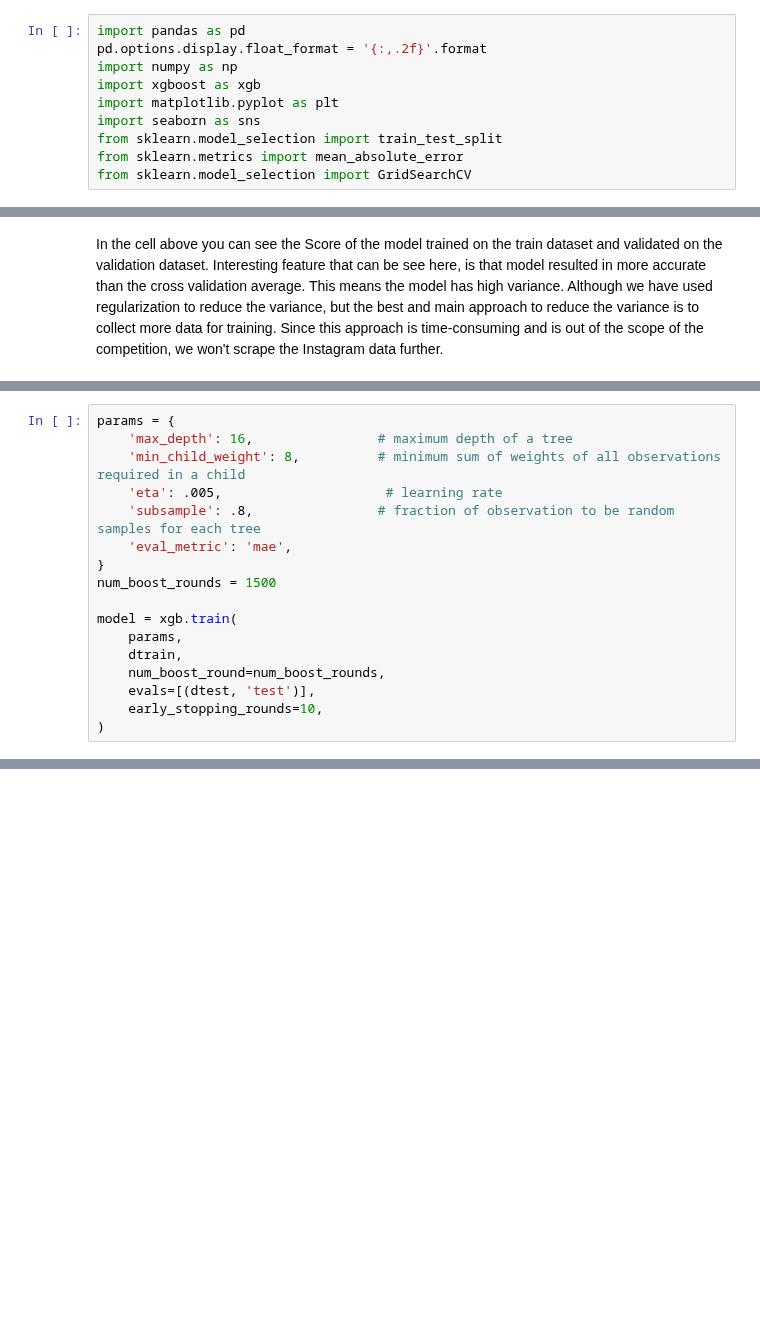
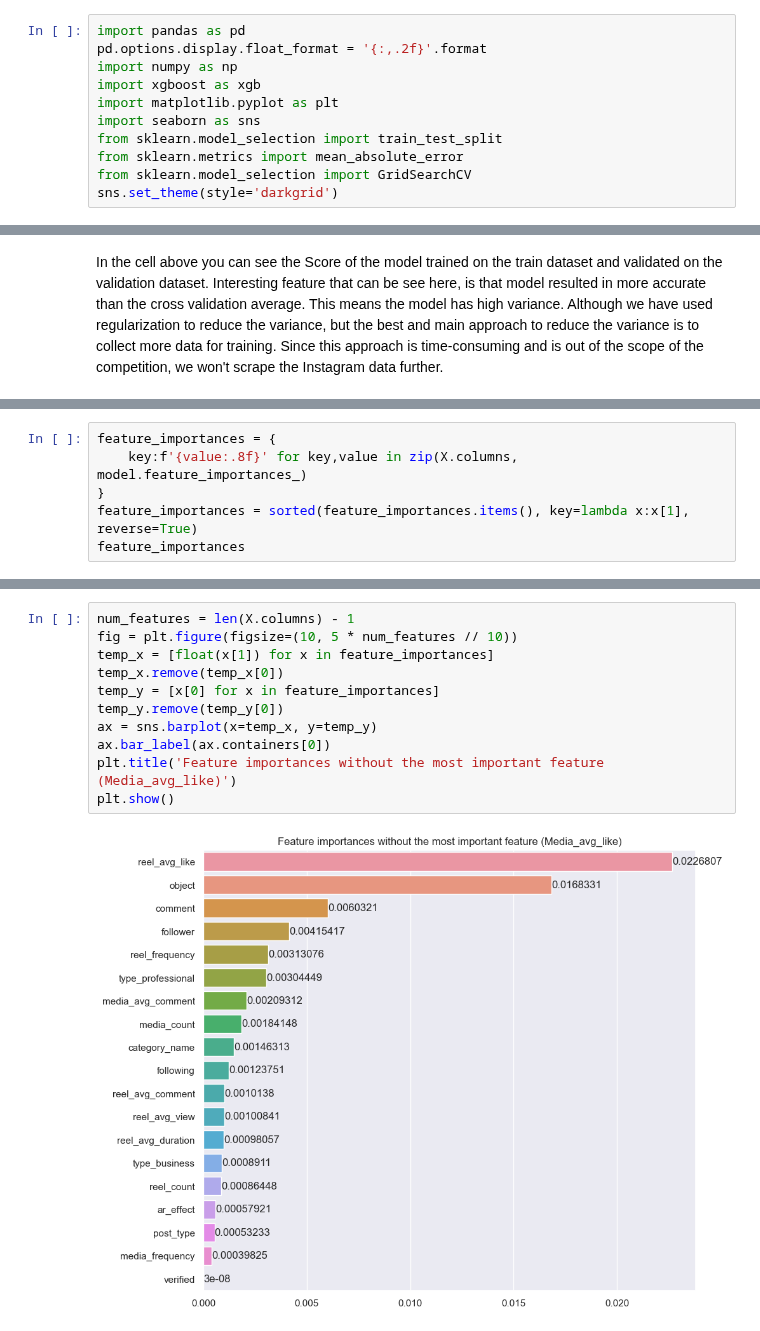
Before and after one commit to SimplyRamin/Insta_like_prediction_310ai_competition, a Jupyter notebook: Modeling V2.0.ipynb, the cells around one changed output, grey strips where cells are left out. Saved outputs shown, nothing was run; the diff lists cells and outputs as text; blank space fills up the shorter version.

Commit message:
finishing up the modeling and moving to pipeline preparation

```diff
--- a/Modeling V2.0.ipynb
+++ b/Modeling V2.0.ipynb
@@ -17,6 +17,7 @@ import seaborn as sns
 from sklearn.model_selection import train_test_split
 from sklearn.metrics import mean_absolute_error
 from sklearn.model_selection import GridSearchCV
+sns.set_theme(style='darkgrid')
 # %% [markdown]
 First thing first, we must load the data, also we have some identifying features, called shortcode, username and id, which will not affect the accuracy of the model, thus we can drop these features all together.
 # %%
@@ -214,17 +129,0 @@ now lets train a model based on these hyperparameters and test it with test data
-# %%
-params = {
-    'max_depth': 16,                # maximum depth of a tree
-    'min_child_weight': 8,          # minimum sum of weights of all observations required in a child
-    'eta': .005,                     # learning rate
-    'subsample': .8,                # fraction of observation to be random samples for each tree
-    'eval_metric': 'mae',
-}
-num_boost_rounds = 1500
-
-model = xgb.train(
-    params,
-    dtrain,
-    num_boost_round=num_boost_rounds,
-    evals=[(dtest, 'test')],
-    early_stopping_rounds=10,
-)
@@ -284,0 +130,6 @@ mean_absolute_error(best_model.predict(dtest), y_test)
+# %%
+feature_importances = {
+    key:f'{value:.8f}' for key,value in zip(X.columns, model.feature_importances_)
+}
+feature_importances = sorted(feature_importances.items(), key=lambda x:x[1], reverse=True)
+feature_importances
@@ -284,0 +159,13 @@ mean_absolute_error(best_model.predict(dtest), y_test)
+# %%
+num_features = len(X.columns) - 1
+fig = plt.figure(figsize=(10, 5 * num_features // 10))
+temp_x = [float(x[1]) for x in feature_importances]
+temp_x.remove(temp_x[0])
+temp_y = [x[0] for x in feature_importances]
+temp_y.remove(temp_y[0])
+ax = sns.barplot(x=temp_x, y=temp_y)
+ax.bar_label(ax.containers[0])
+plt.title('Feature importances without the most important feature (Media_avg_like)')
+plt.show()
+# %% [output]
+[figure, added]
```
Also changed, not shown: parts of 18 cells of this notebook, 3 other files.
